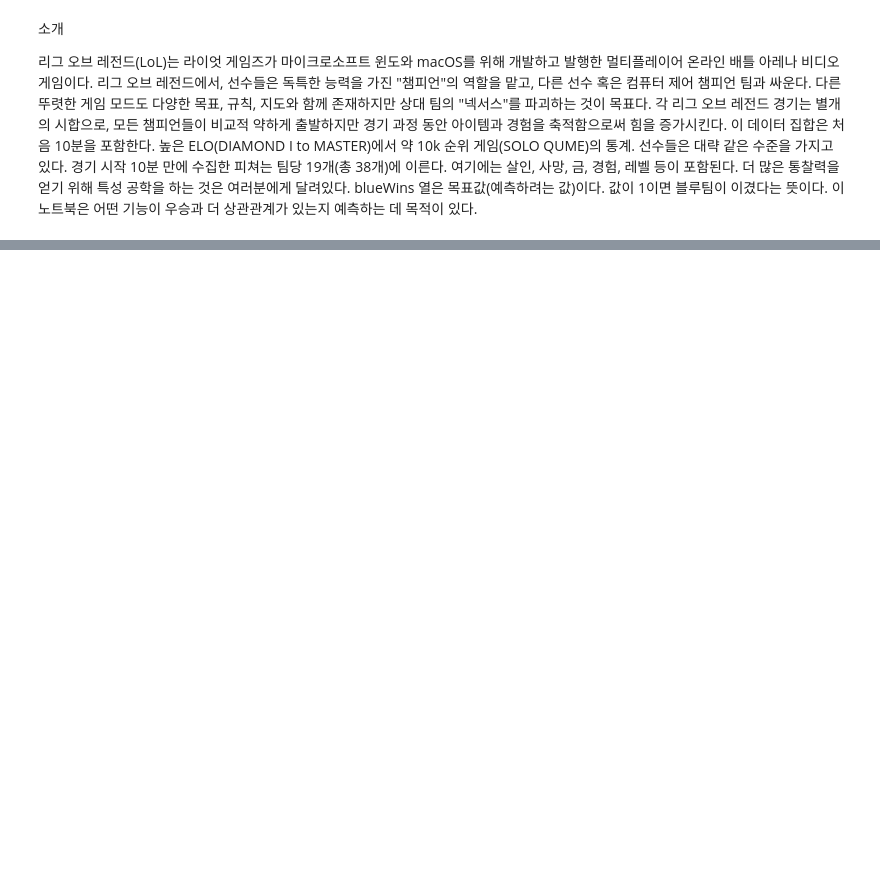
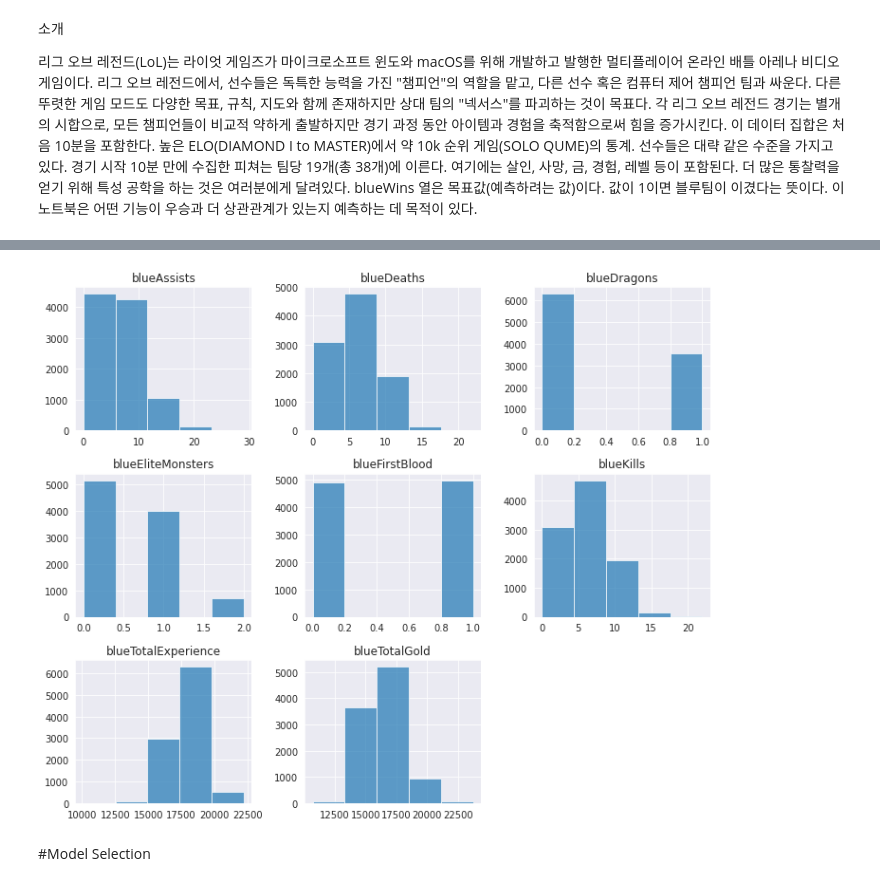
Before and after one commit to HopesDad/Py_ML_Deep_Learning, a Jupyter notebook: LOL_How_to_win_.ipynb, the cells around one changed output, grey strips where cells are left out. Cells and saved outputs as stored; diff of their text form; code cells hidden in the pictures; blank space fills up the shorter version.

```diff
--- a/LOL_How_to_win_.ipynb
+++ b/LOL_How_to_win_.ipynb
@@ -21,0 +104,13 @@ for fn in uploaded.keys():
+# %%
+# Based on the correlation matrix, let's clean the dataset a little bit more to avoid colinearity
+cols = ['blueAvgLevel', 'redWardsPlaced', 'redWardsDestroyed', 'redDeaths', 'redAssists', 'redTowersDestroyed',
+       'redTotalExperience', 'redTotalGold', 'redAvgLevel']
+df_clean = df_clean.drop(cols, axis=1)
+# %%
+# Next let's drop the columns has little correlation with bluewins
+corr_list = df_clean[df_clean.columns[1:]].apply(lambda x: x.corr(df_clean['blueWins']))
+cols = []
+for col in corr_list.index:
+    if (corr_list[col]>0.2 or corr_list[col]<-0.2):
+        cols.append(col)
+cols
@@ -21,0 +126,4 @@ for fn in uploaded.keys():
+# %%
+df_clean = df_clean[cols]
+
+df_clean.head()
@@ -21,0 +137,6 @@ for fn in uploaded.keys():
+# %%
+df_clean.hist(alpha = 0.7, figsize=(12,10), bins=5);
+# %% [output]
+[figure, added]
+# %% [markdown]
+#Model Selection
```
Also changed, not shown: parts of 15 cells of this notebook.
